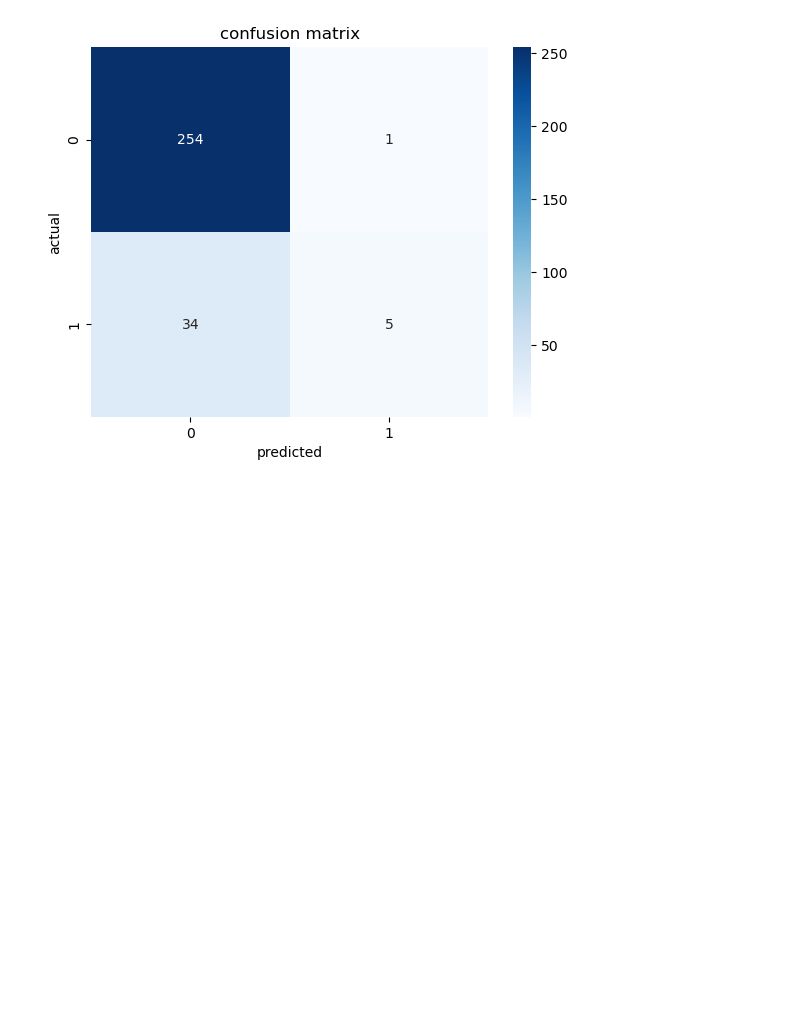
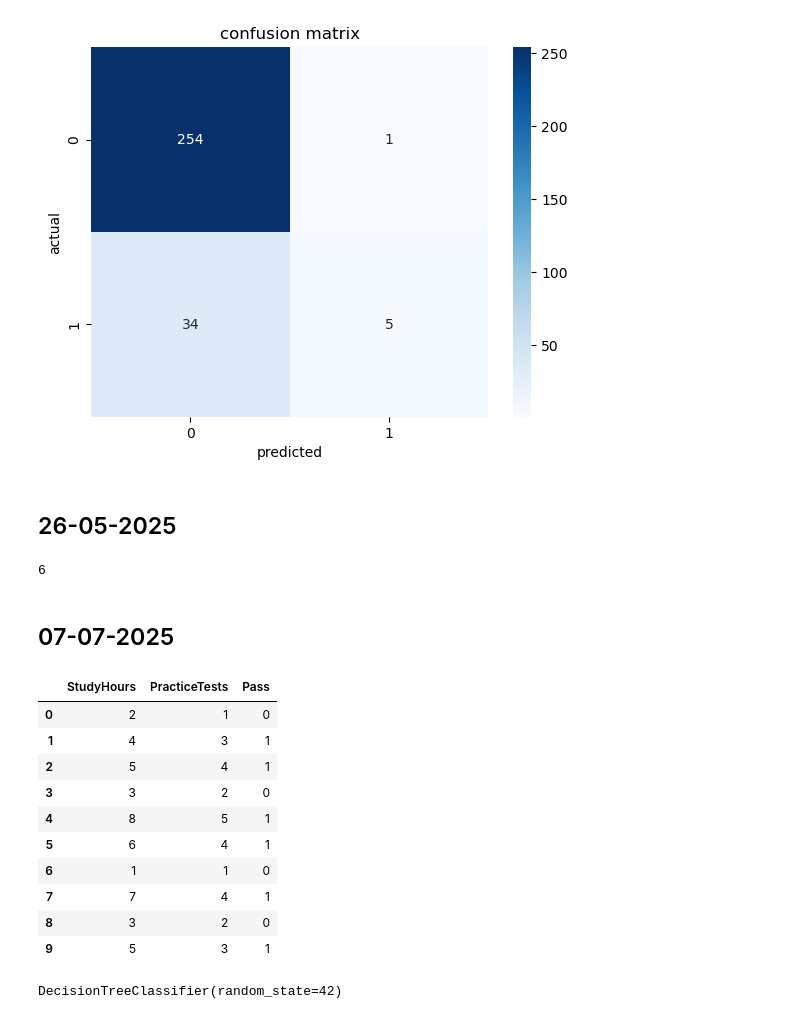
Before and after one commit to nikita98062/Python-Practice, a Jupyter notebook: machine learning.ipynb, the cells around one changed output. Drawn from its saved outputs; the diff is of its cells as text; code cells hidden in the pictures; blank space fills up the shorter version.

```diff
--- a/machine learning.ipynb
+++ b/machine learning.ipynb
@@ -105,3 +105,37 @@ plt.ylabel('actual')
 plt.show()
 # %% [output]
 [figure]
+# %% [markdown]
+## 26-05-2025
+# %%
+def add(a,b):
+    sum=a+b
+    return sum
+add(2,4)
+# %% [output]
+6
+# %% [markdown]
+## 07-07-2025
+# %%
+# Question :== Build a classification model to predict whether a student pass or fails an exam based on their study hours and number of pratice tests taken
+
+import pandas as pd
+data = {
+    'StudyHours': [2, 4, 5, 3, 8, 6, 1, 7, 3, 5],
+    'PracticeTests': [1, 3, 4, 2, 5, 4, 1, 4, 2, 3],
+    'Pass': [0, 1, 1, 0, 1, 1, 0, 1, 0, 1]
+}
+df=pd.DataFrame(data)
+df
+# %% [output]
+|  | StudyHours | PracticeTests | Pass |
+| 0 | 2 | 1 | 0 |
+| 1 | 4 | 3 | 1 |
+| 2 | 5 | 4 | 1 |
+| 3 | 3 | 2 | 0 |
+| 4 | 8 | 5 | 1 |
+| 5 | 6 | 4 | 1 |
+| 6 | 1 | 1 | 0 |
+| 7 | 7 | 4 | 1 |
+| 8 | 3 | 2 | 0 |
+| 9 | 5 | 3 | 1 |
@@ -107,0 +154,4 @@ plt.show()
+# %%
+model.fit(x_train,y_train)
+# %% [output]
+DecisionTreeClassifier(random_state=42)
```
Also changed, not shown: parts of 7 cells of this notebook.
